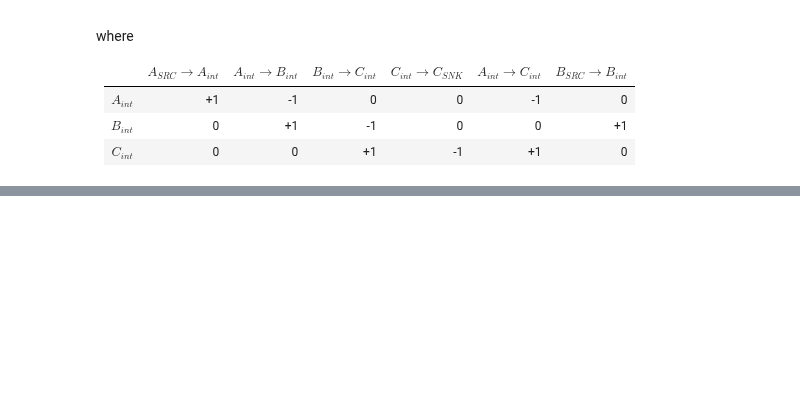
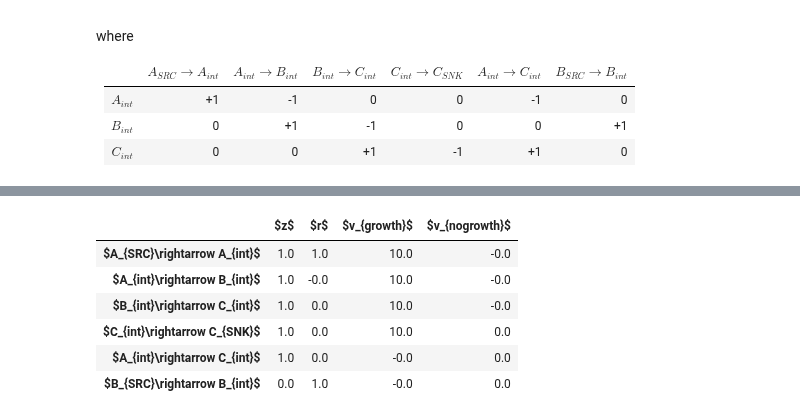
Before and after one commit to pnnl-predictive-phenomics/crop, a Jupyter notebook: docs/notebook/CROP_tests_notes_AG.ipynb, the cells around one changed output, grey strips where cells are left out. Saved outputs shown, nothing was run; the diff lists cells and outputs as text; code cells hidden in the pictures; blank space fills up the shorter version.

Commit message:
We added a constraint that r >=0, and this seemed to solve the errant issue

```diff
--- a/docs/notebook/CROP_tests_notes_AG.ipynb
+++ b/docs/notebook/CROP_tests_notes_AG.ipynb
@@ -428,0 +436,37 @@ display(pd.DataFrame({'v': v_growth.value}, index=S_table.columns))
+# %%
+single_level_milp = cp.Problem(
+    cp.Minimize( weights.T@(1-z) + max_nogrowth*r[B_idx]),
+             [
+                 #v_nogrowth[C_idx]   == max_nogrowth*r[C_idx],  # Primal is equal to dual.
+                 S@v_nogrowth    == 0,                          # steady state
+                 0              <=  v_nogrowth,                 # irreversible
+                 v_nogrowth     <=  U_nogrowth@z,
+                 v_nogrowth[A_idx] == 0,
+                 v_nogrowth[B_idx] <= max_influx,
+                 S.T@m - r       == -c,
+               # v_nogrowth[A_idx] <= max_influx,
+                 v_nogrowth[B_idx] <= max_influx,
+                #r[A_idx]      >= 0,  # A is constraining
+                r[A_idx+1:]   <= Omega*np.eye(n_rxns - A_idx - 1)@(1 - z[A_idx + 1:]), # If anything but A is constraining, remove it from the model.
+                 #r[B_idx] >= 0
+                 #r[B_idx] <= Omega*(1-z[B_idx]),
+                 #r[C_idx] <= Omega*(1-z[C_idx]),
+                 r >= 0,
+            v_nogrowth[C_idx] <= max_nogrowth,   # Not enough C flux  for growth.
+            S@v_growth  == 0,
+            0                <= v_growth,
+            v_growth[A_idx] <= max_influx,
+            v_growth         <= U_growth@z,
+            v_growth[B_idx]  <= 0,
+            v_growth[C_idx]      >= min_growth,])
+
+results = single_level_milp.solve(solver=cp.SCIPY, verbose=True )
+fluxes = pd.DataFrame( z.value, index=S_table.columns, columns=[r'$z$'])
+fluxes[r'$r$'] = pd.Series(np.squeeze(np.asarray(r.value)),index=rxns)
+fluxes[r'$v_{growth}$'] = pd.Series(np.squeeze(np.asarray(v_growth.value)),index=rxns)
+fluxes[r'$v_{nogrowth}$'] = pd.Series(np.squeeze(np.asarray(v_nogrowth.value)),index=rxns)
+
+display(fluxes)
+
+#r[:A_idx]     <= Omega*np.eye(A_idx)@(1 - z[:A_idx]), # removed constraint due to error ValueError: Invalid dimensions (0, 0).
+# %% [output]
@@ -429,3 +490,10 @@ display(pd.DataFrame({'v': v_growth.value}, index=S_table.columns))
+|  | $z$ | $r$ | $v_{growth}$ | $v_{nogrowth}$ |
+| $A_{SRC}\rightarrow A_{int}$ | 1.0 | 1.0 | 10.0 | -0.0 |
+| $A_{int}\rightarrow B_{int}$ | 1.0 | -0.0 | 10.0 | -0.0 |
+| $B_{int}\rightarrow C_{int}$ | 1.0 | 0.0 | 10.0 | -0.0 |
+| $C_{int}\rightarrow C_{SNK}$ | 1.0 | 0.0 | 10.0 | 0.0 |
+| $A_{int}\rightarrow C_{int}$ | 1.0 | 0.0 | -0.0 | 0.0 |
+| $B_{SRC}\rightarrow B_{int}$ | 0.0 | 1.0 | -0.0 | 0.0 |
 # %%
 single_level_milp = cp.Problem(
     cp.Minimize( weights.T@(1-z)),
```
Also changed, not shown: parts of 6 cells of this notebook.
